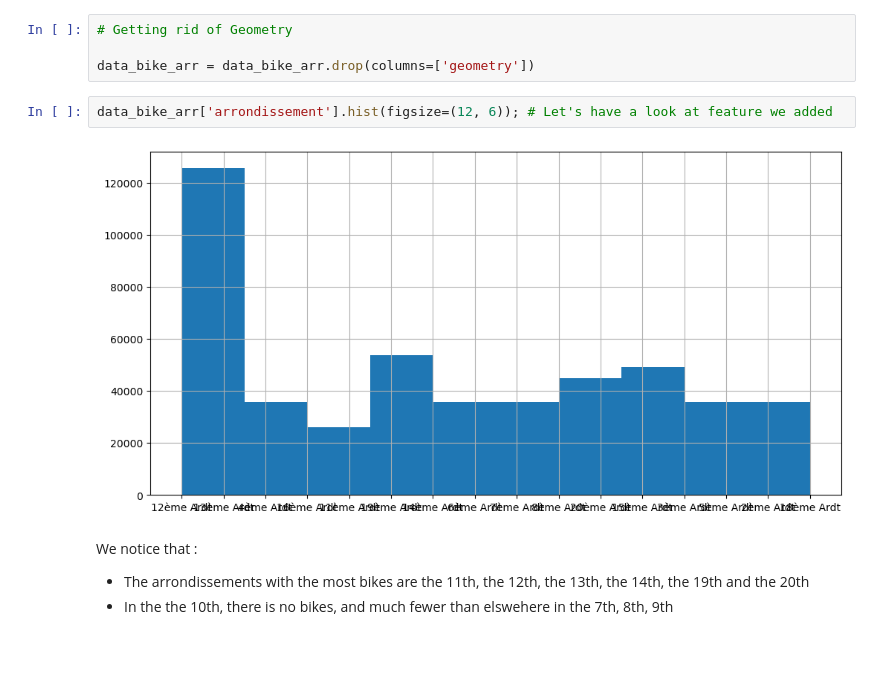
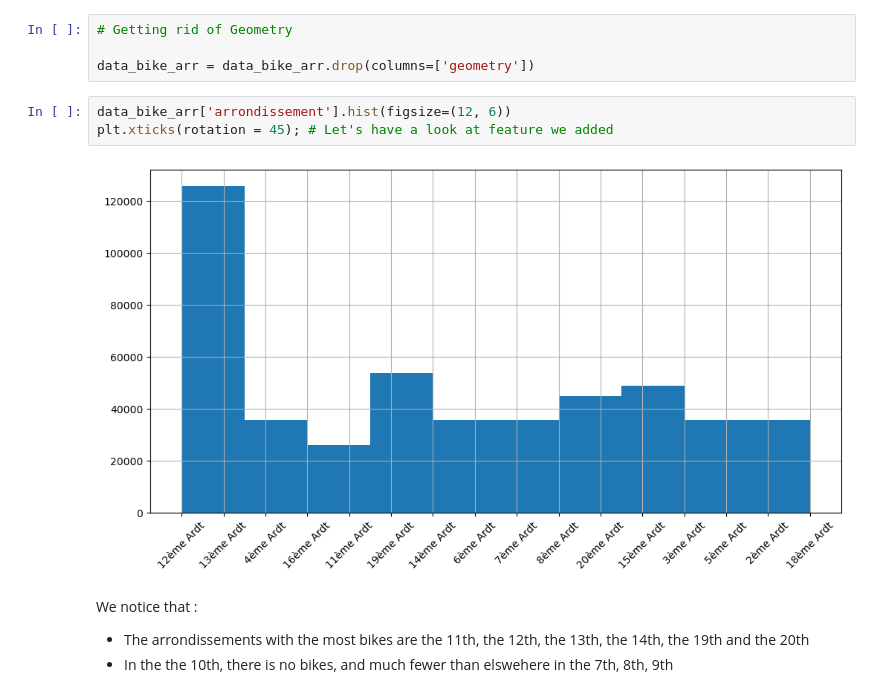
Before and after one commit to thom1100/bike_counters_, a Jupyter notebook: feature_engineering.ipynb, the cells around one changed output. Drawn from its saved outputs; the diff is of its cells as text; blank space fills up the shorter version.

Commit message:
readable historiogram after adding the arrondissement

```diff
--- a/feature_engineering.ipynb
+++ b/feature_engineering.ipynb
@@ -247,9 +247,10 @@ data_bike_arr.head()
 
 data_bike_arr = data_bike_arr.drop(columns=['geometry'])
 # %%
-data_bike_arr['arrondissement'].hist(figsize=(12, 6)); # Let's have a look at feature we added
+data_bike_arr['arrondissement'].hist(figsize=(12, 6))
+plt.xticks(rotation = 45); # Let's have a look at feature we added
 # %% [output]
-[figure, old version]
+[figure, new version]
 # %% [markdown]
 We notice that :
 * The arrondissements with the most bikes are the 11th, the 12th, the 13th, the 14th, the 19th and the 20th
```
